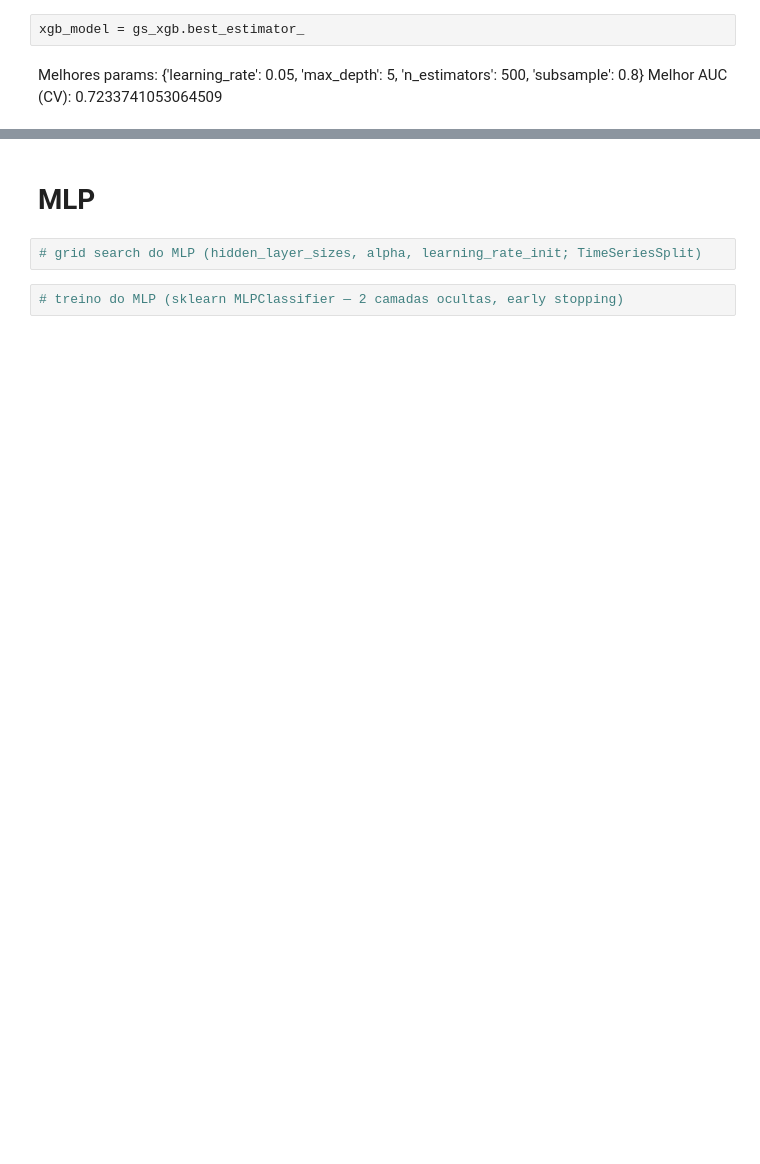
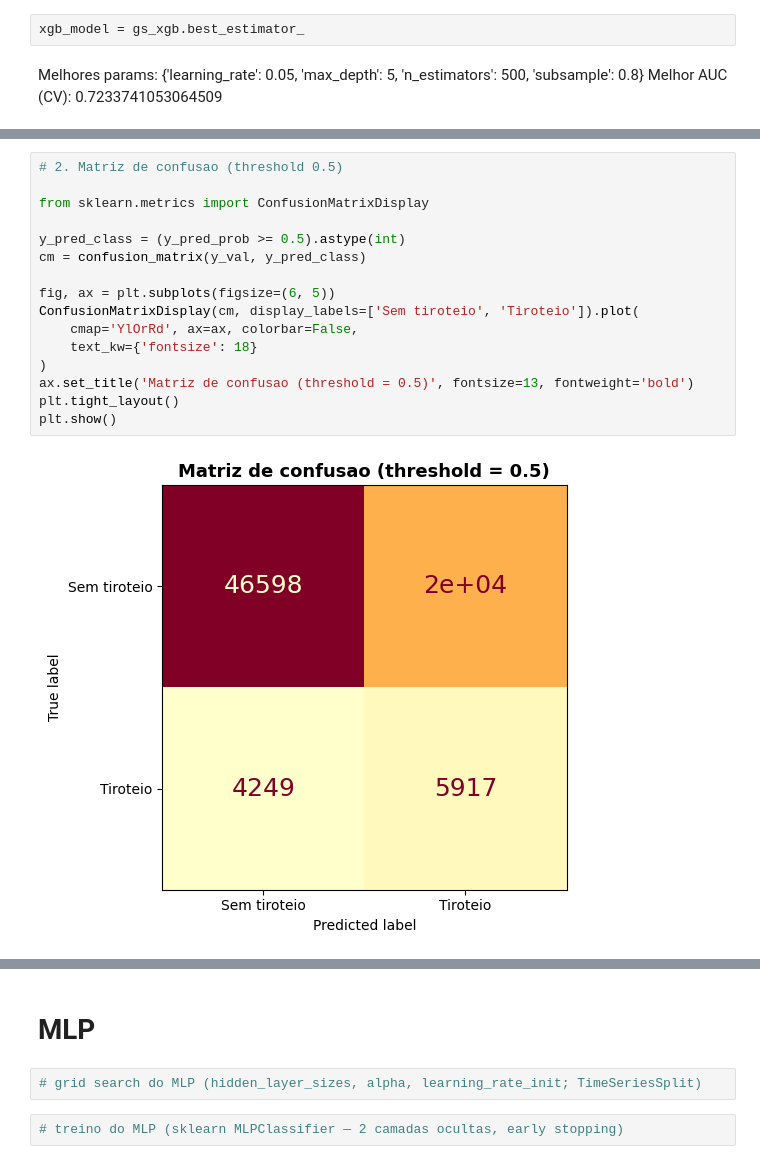
Before and after one commit to viniciusemaciel/riomobianalytics, a Jupyter notebook: modelo-treinamento.ipynb, the cells around one changed output, grey strips where cells are left out. Drawn from its saved outputs; the diff is of its cells as text; blank space fills up the shorter version.

```diff
--- a/modelo-treinamento.ipynb
+++ b/modelo-treinamento.ipynb
@@ -450,0 +402,18 @@ plt.show()
+# %%
+# 2. Matriz de confusao (threshold 0.5)
+
+from sklearn.metrics import ConfusionMatrixDisplay
+
+y_pred_class = (y_pred_prob >= 0.5).astype(int)
+cm = confusion_matrix(y_val, y_pred_class)
+
+fig, ax = plt.subplots(figsize=(6, 5))
+ConfusionMatrixDisplay(cm, display_labels=['Sem tiroteio', 'Tiroteio']).plot(
+    cmap='YlOrRd', ax=ax, colorbar=False,
+    text_kw={'fontsize': 18}
+)
+ax.set_title('Matriz de confusao (threshold = 0.5)', fontsize=13, fontweight='bold')
+plt.tight_layout()
+plt.show()
+# %% [output]
+[figure, added]
```
Also changed, not shown: parts of 12 cells of this notebook, 21 other files.
